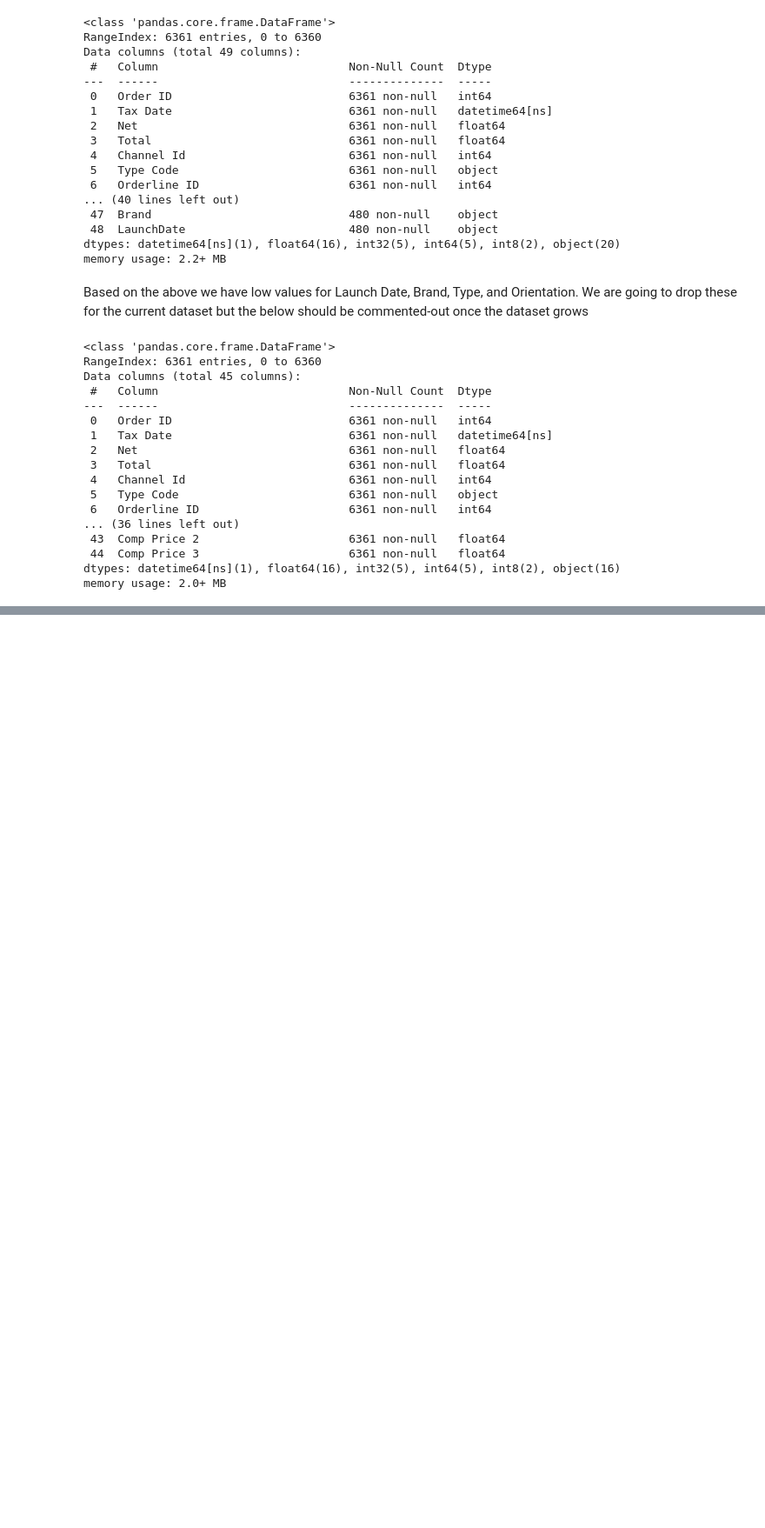
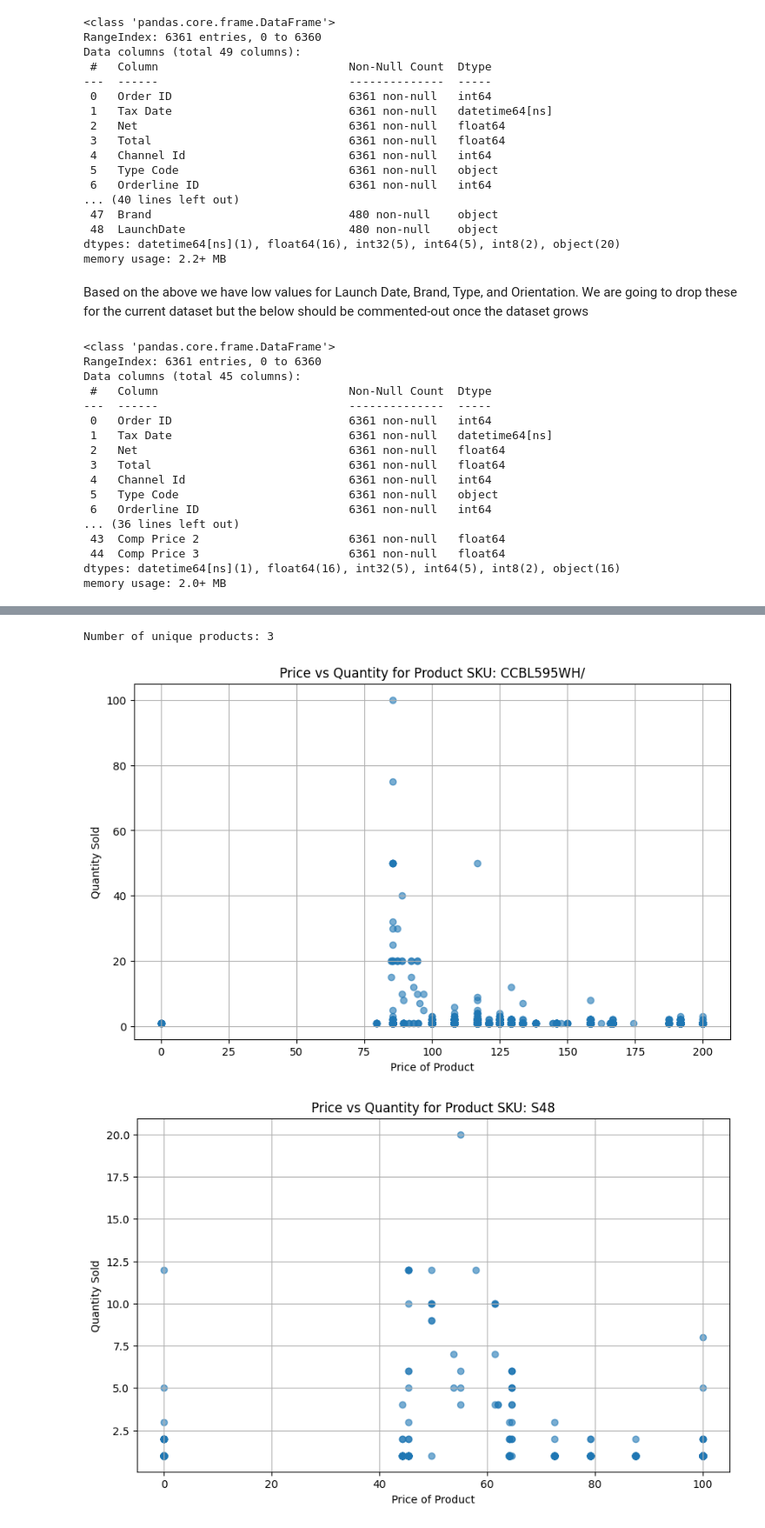
Before and after one commit to DevinFerko/PriceOptimization, a Jupyter notebook: Price_Optimization.ipynb, the cells around one changed output, grey strips where cells are left out. Shown at 87% size. Drawn from its saved outputs; the diff is of its cells as text; code cells hidden in the pictures; blank space fills up the shorter version.

Commit message:
Price vs Quantity sold plot

```diff
--- a/Price_Optimization.ipynb
+++ b/Price_Optimization.ipynb
@@ -489,0 +500,20 @@ memory usage: 2.0+ MB
+# %%
+# Price and Sales
+
+products = orders['SKU'].unique()
+print(f"Number of unique products: {len(products)}")
+
+for product in products:
+    subset = orders[orders['SKU'] == product]
+
+    plt.figure(figsize=(10, 6))
+    plt.scatter(subset['Price of Product'], subset['Quantity'], alpha=0.6)
+    plt.title(f'Price vs Quantity for Product SKU: {product}')
+    plt.xlabel('Price of Product')
+    plt.ylabel('Quantity Sold')
+    plt.grid(True)
+    plt.show()
+# %% [output]
+Number of unique products: 3
+[figure, added]
+[figure, added]
```
Also changed, not shown: parts of 4 cells of this notebook.
